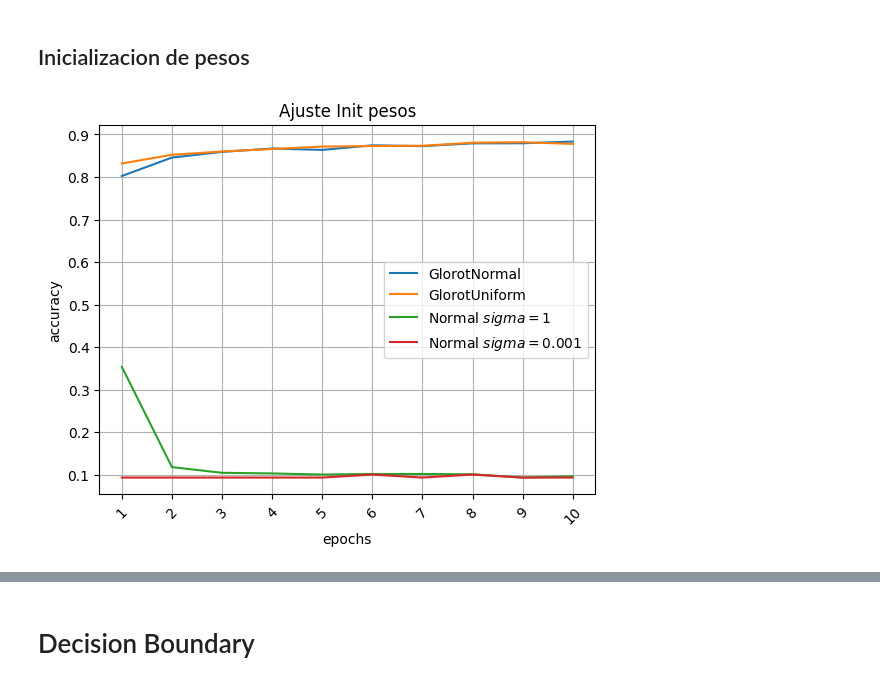
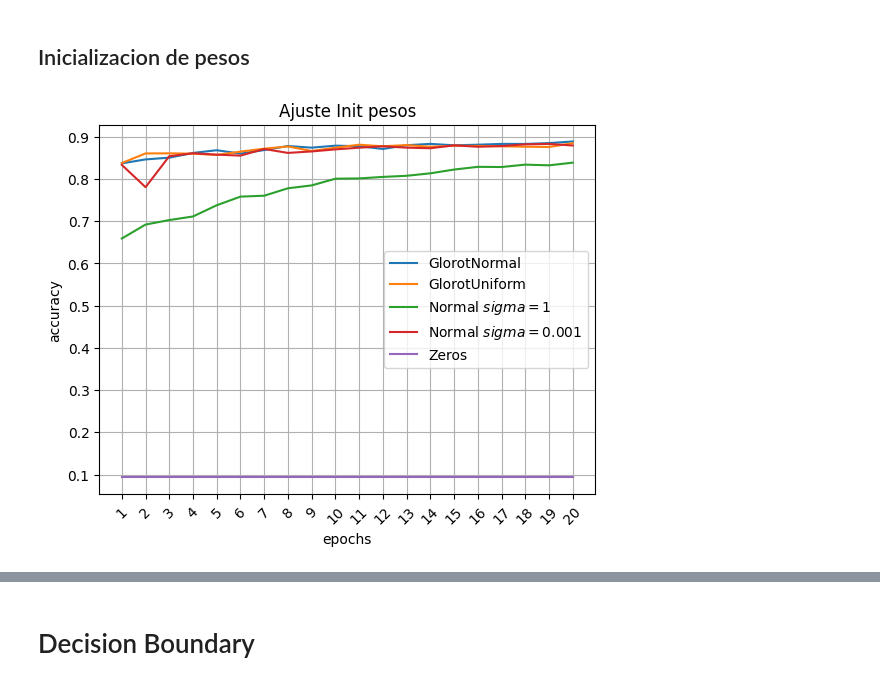
Before and after one commit to FranBasili/22.45-Redes-Neuronales-TP1, a Jupyter notebook: Clasificacion_Multiclase.ipynb, the cells around one changed output, grey strips where cells are left out. Drawn from its saved outputs; the diff is of its cells as text; code cells hidden in the pictures.

```diff
--- a/Clasificacion_Multiclase.ipynb
+++ b/Clasificacion_Multiclase.ipynb
@@ -8,8 +8,8 @@ import pandas as pd
 import sklearn
 from sklearn.model_selection import train_test_split
 # %%
-train_data, val_data, train_labels, val_labels = train_test_split(np.load('train_images.npy'),
-                                                                  pd.read_csv('train_labels.csv')["label"],
+train_data, val_data, train_labels, val_labels = train_test_split(np.load('drive/MyDrive/train_images.npy'),
+                                                                  pd.read_csv('drive/MyDrive/train_labels.csv')["label"],
                                                                   train_size=0.8,
                                                                   random_state=5)
 
@@ -295,3 +324,12 @@ De este último gráfico podemos ver que son las remeras manga larga las prendas
+# %%
+def showGraph(title="", epochs=20):
+  plt.xticks(np.arange(1,CANT_EPOCHS+1), np.arange(1,CANT_EPOCHS+1), rotation=45)
+  plt.ylabel("accuracy")
+  plt.xlabel("epochs")
+  plt.grid()
+  plt.title(title)
+  plt.legend()
+  plt.show()
 # %% [markdown]
 ##Learning Rate
 # %%
@@ -454,28 +492,33 @@ Por otro lado, suele no ser recomendado utilizar DropOut y BatchNormalization en
 # %%
 inits=[tf.keras.initializers.GlorotNormal(),
        tf.keras.initializers.GlorotUniform(),
        tf.keras.initializers.RandomNormal(mean=0., stddev=1.),
-       tf.keras.initializers.RandomNormal(mean=0., stddev=0.001)
+       tf.keras.initializers.RandomNormal(mean=0., stddev=0.001),
+       tf.keras.initializers.Zeros()
        ]
 
-CANT_EPOCHS=10
+CANT_EPOCHS=20
 
-inits_names=["GlorotNormal", "GlorotUniform", "Normal $sigma=1$", "Normal $sigma=0.001$"]
+inits_names=["GlorotNormal",
+             "GlorotUniform",
+             "Normal $sigma=1$",
+             "Normal $sigma=0.001$",
+             "Zeros"]
 
 for i in range(len(inits)):
 
-  model = buildModel(init=inits[i])
+  model = buildModel(init=inits[i], batchNormalization=True)
 
   model.compile(optimizer="adam",
               loss='categorical_crossentropy',
               metrics="accuracy")
 
-  history=model.fit(x=train_data, y=train_sparse_labels, batch_size=32, epochs=CANT_EPOCHS,
+  history=model.fit(x=train_data, y=train_sparse_labels, batch_size=128, epochs=CANT_EPOCHS,
             validation_data=(val_data, val_sparse_labels), verbose=0)
 
   plt.plot(np.arange(1,CANT_EPOCHS+1), history.history["val_accuracy"],
            label=inits_names[i])
 
 showGraph(title="Ajuste Init pesos", epochs=CANT_EPOCHS)
 # %% [output]
-[figure, old version]
+[figure, new version]
```
Also changed, not shown: parts of 9 cells of this notebook, 12 other files.
